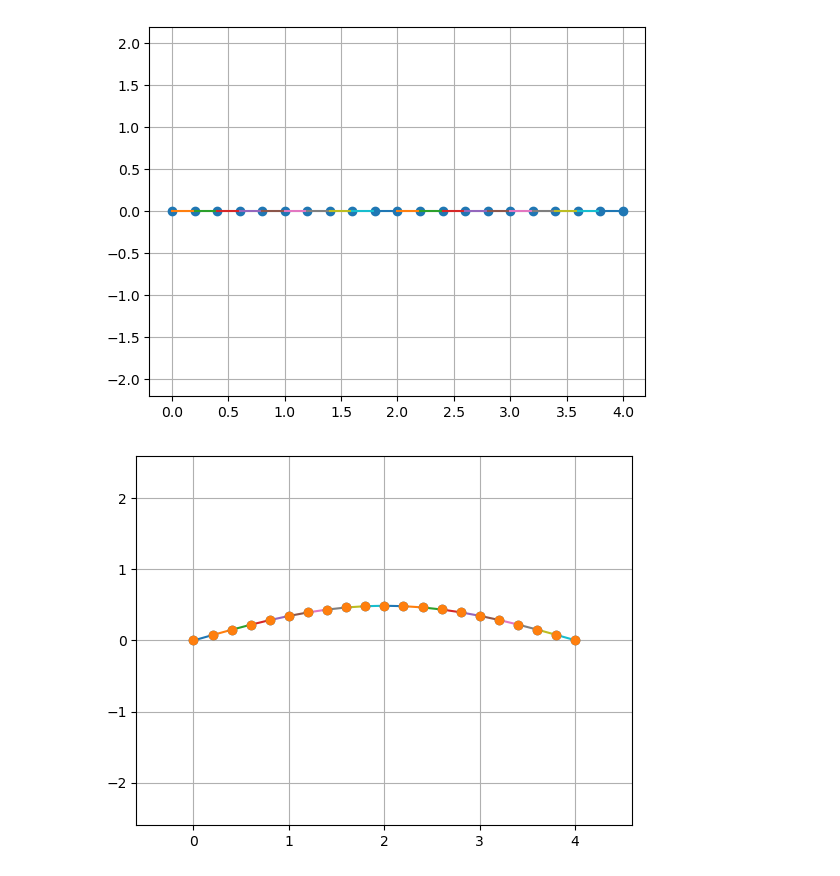
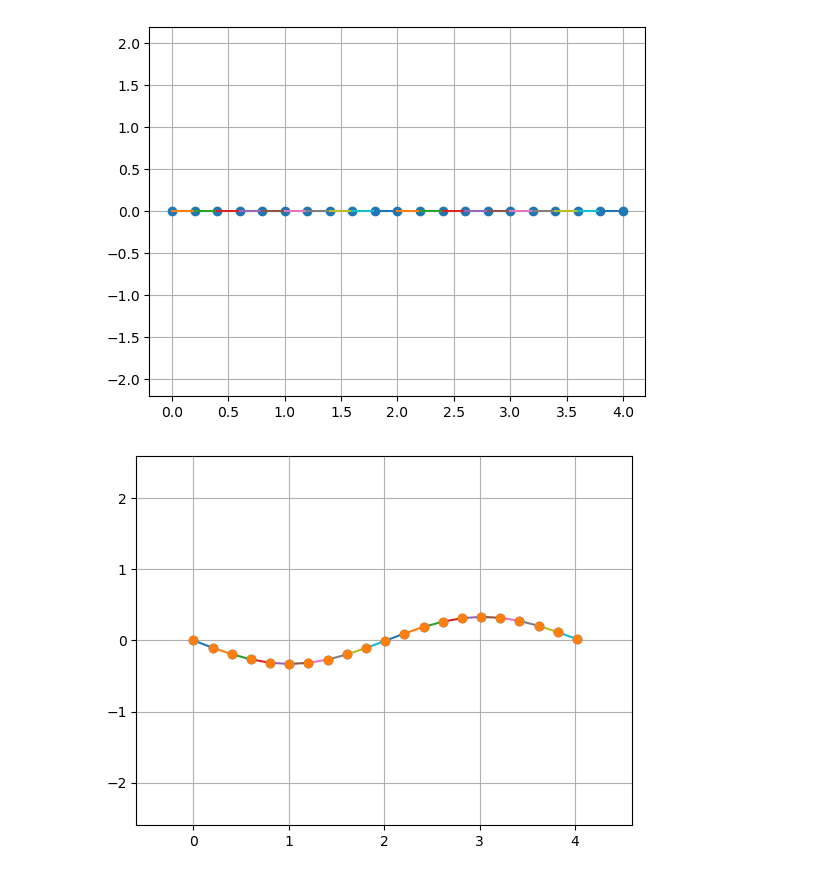
Before and after one commit to oiseth/TKT4108StructuralDynamics2, a Jupyter notebook: python/jupyterNotebooks/Example 4_3 Finite element modeling of 2D frames.ipynb, the cells around one changed output. Cells and saved outputs as stored; diff of their text form; code cells hidden in the pictures.

```diff
--- a/python/jupyterNotebooks/Example 4_3 Finite element modeling of 2D frames.ipynb
+++ b/python/jupyterNotebooks/Example 4_3 Finite element modeling of 2D frames.ipynb
@@ -353,10 +353,10 @@ vec = vec[:,indx]
 
 f = np.real(lam**0.5)/2/np.pi
 # %%
-u = refined_T_BC @ vec[:,0]
+u = refined_T_BC @ vec[:,1]
 
 skd = 2
 
 plot_deformed_model(refined_nodes,refined_elements,u,skd)
 # %% [output]
-[figure, old version]
+[figure, new version]
```
Also changed, not shown: 3 other files.
